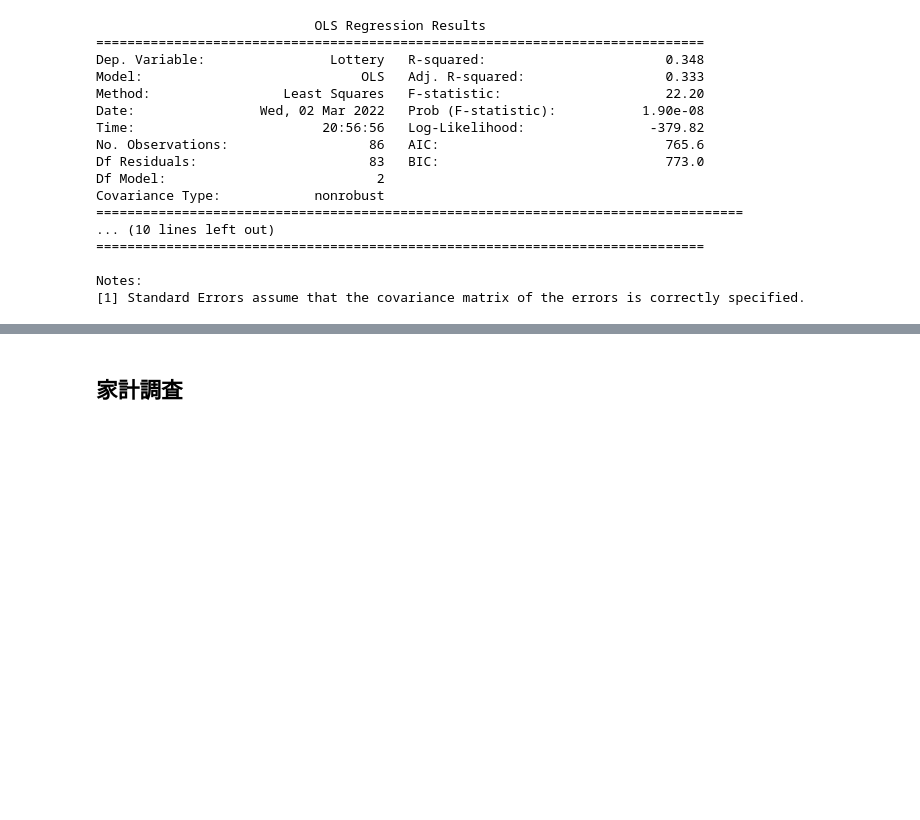
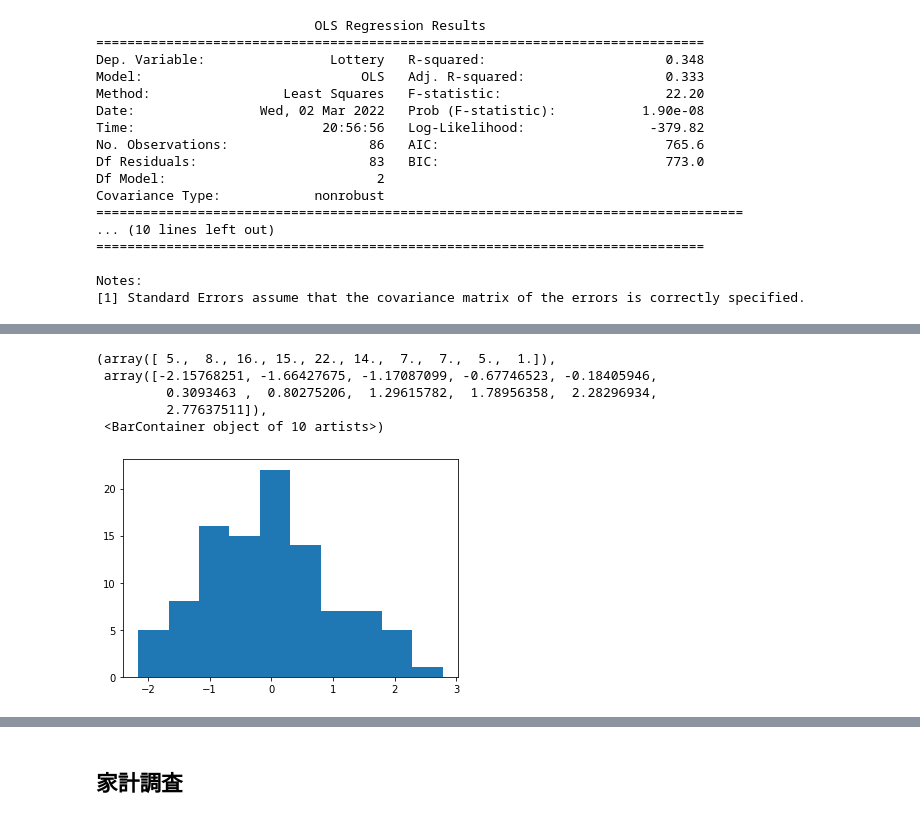
Before and after one commit to miwamasa/DataScience2022, a Jupyter notebook: notebooks/lecture5.ipynb, the cells around one changed output, grey strips where cells are left out. Cells and saved outputs as stored; diff of their text form; code cells hidden in the pictures; blank space fills up the shorter version.

```diff
--- a/notebooks/lecture5.ipynb
+++ b/notebooks/lecture5.ipynb
@@ -98,0 +201,9 @@ Notes:
+# %%
+plt.hist(results.resid)
+# %% [output]
+(array([ 5.,  8., 16., 15., 22., 14.,  7.,  7.,  5.,  1.]),
+ array([-2.15768251, -1.66427675, -1.17087099, -0.67746523, -0.18405946,
+         0.3093463 ,  0.80275206,  1.29615782,  1.78956358,  2.28296934,
+         2.77637511]),
+ <BarContainer object of 10 artists>)
+[figure, added]
```
Also changed, not shown: parts of 18 cells of this notebook, 1 other file.
